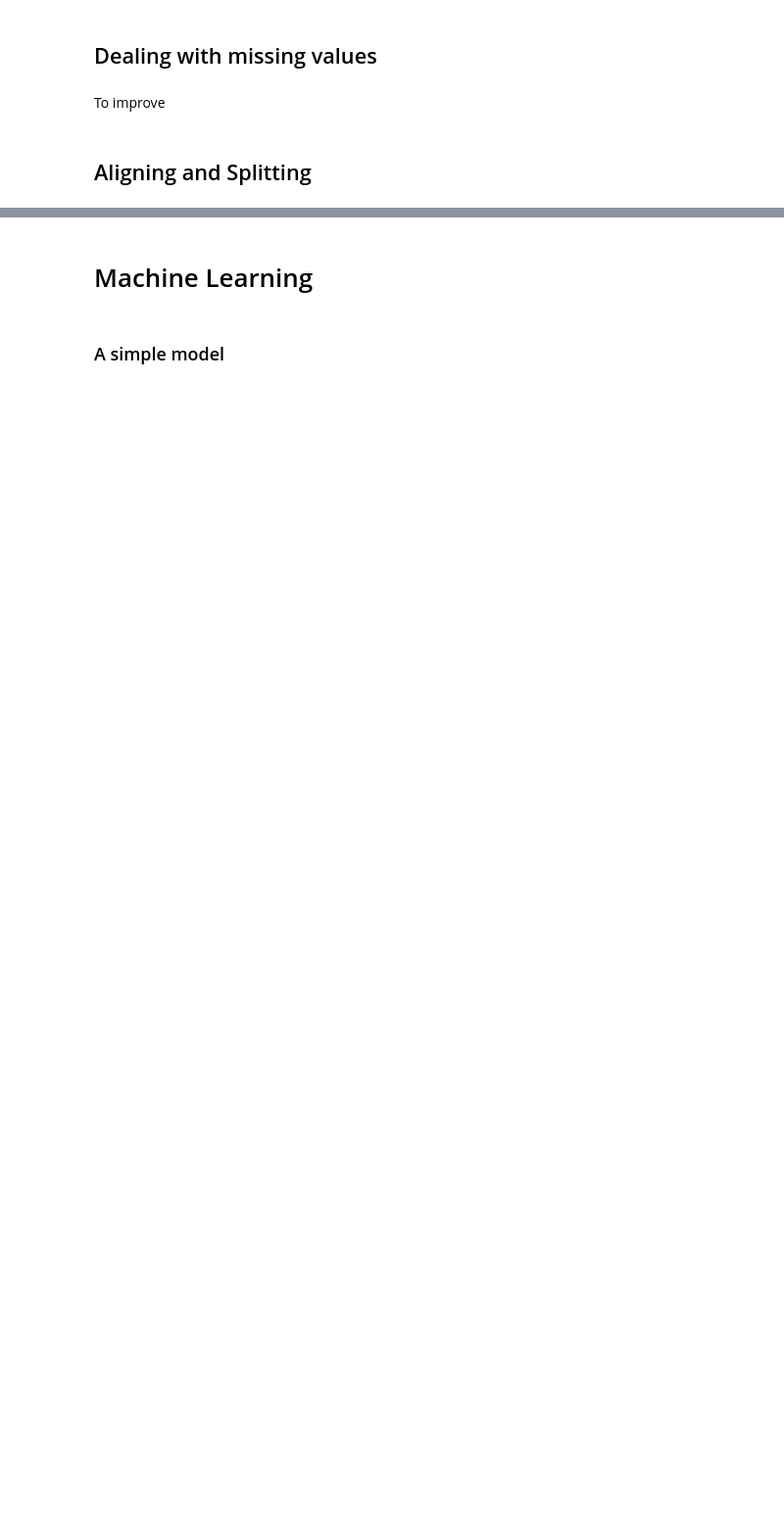
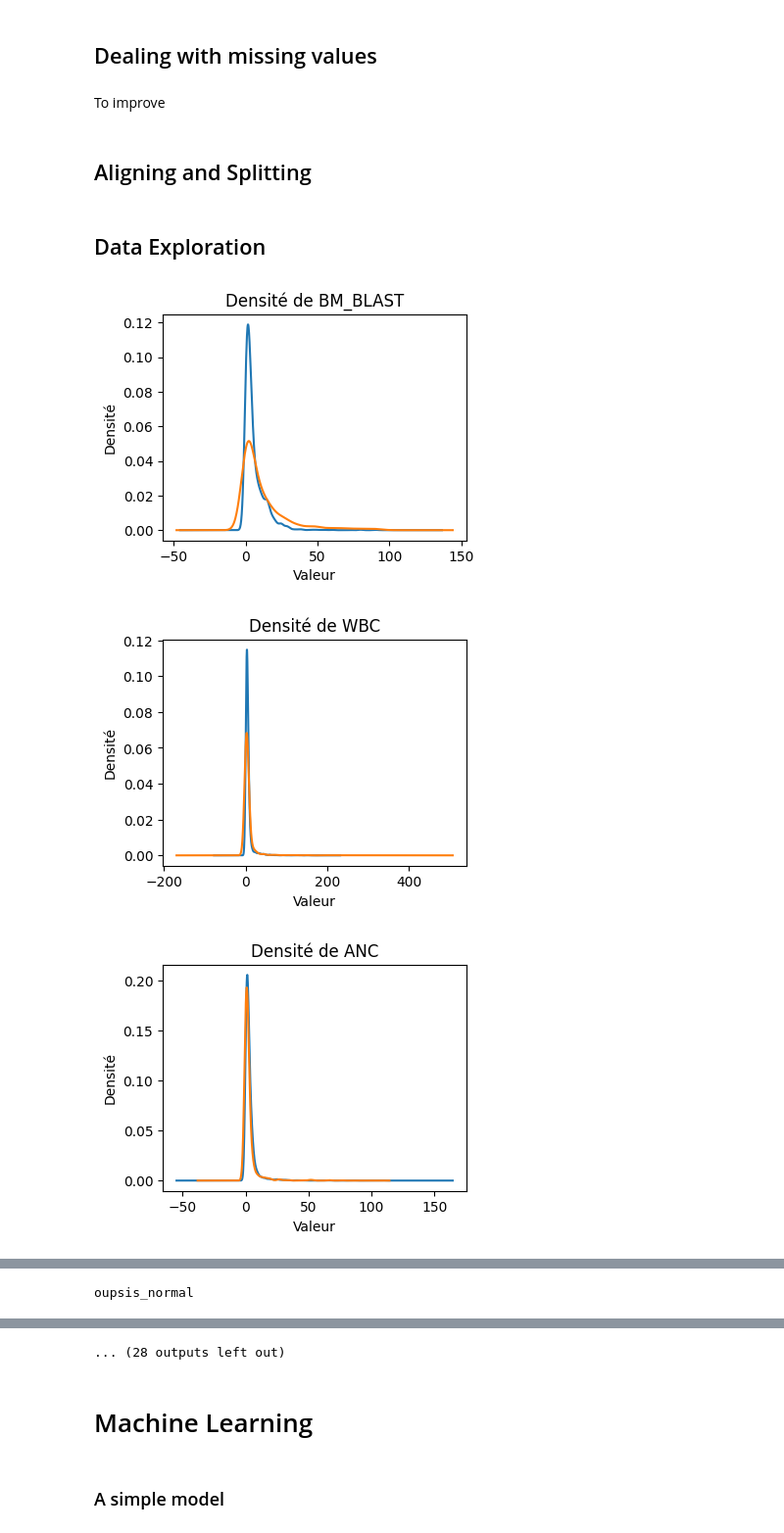
Before and after one commit to AloisECN/QRT_Leucemie, a Jupyter notebook: main.ipynb, the cells around one changed output, grey strips where cells are left out. Shown at 98% size. Cells and saved outputs as stored; diff of their text form; code cells hidden in the pictures; blank space fills up the shorter version.

```diff
--- a/main.ipynb
+++ b/main.ipynb
@@ -79,3 +74,22 @@ df = df[df['ID'].isin(target_df['ID'])]
 df.drop(columns=['ID', 'CENTER'], inplace=True)
 df_eval.drop(columns=['ID', 'CENTER'], inplace=True)
 target_df = target_df.drop(columns=['ID'])
+# %% [markdown]
+## Data Exploration
+# %%
+for colonne in list(df.columns) :
+    try :
+        df[colonne].plot(kind="kde" , figsize = (4,3) )
+        df_eval[colonne].plot(kind="kde", figsize = (4,3))
+
+        plt.xlabel("Valeur")
+        plt.ylabel("Densité")
+        plt.title(f"Densité de {colonne}")
+        plt.show()
+
+    except :
+        print(f"oups{colonne}")
+# %% [output]
+[figure, added]
+[figure, added]
+[figure, added]
@@ -81,0 +100 @@ target_df = target_df.drop(columns=['ID'])
+oupsis_normal
@@ -82,3 +105,4 @@ target_df = target_df.drop(columns=['ID'])
+... (28 outputs left out)
 # %%
 # Now split
 X_train, X_test, y_train, y_test = train_test_split(df, target_df, test_size=0.3, random_state=42)
```
Also changed, not shown: parts of 26 cells of this notebook, 6 other files.
